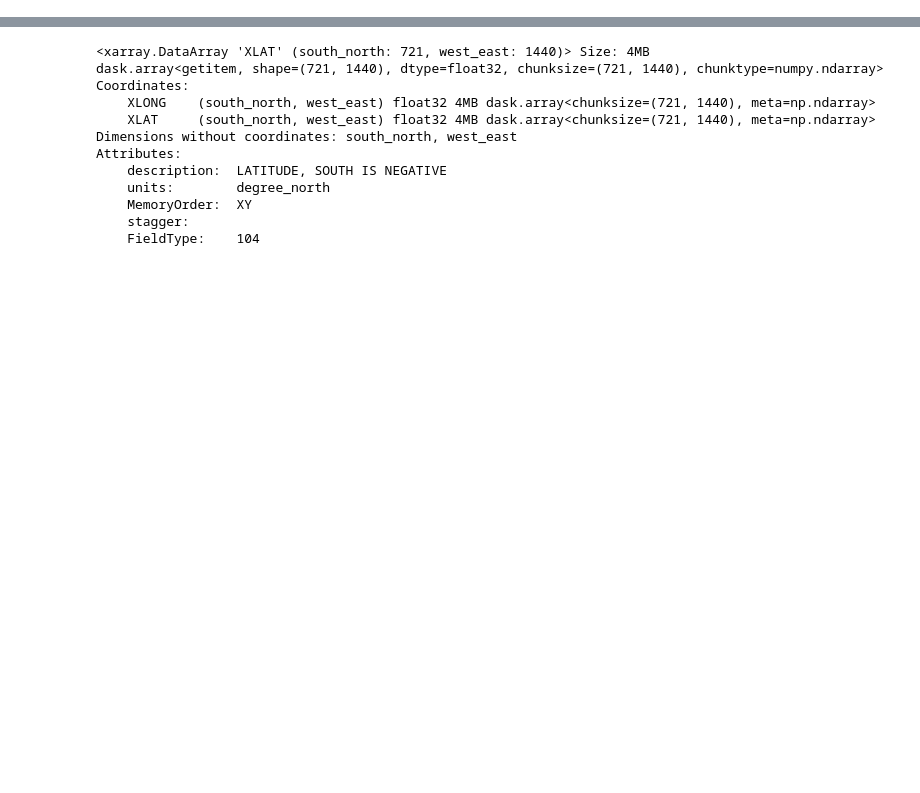
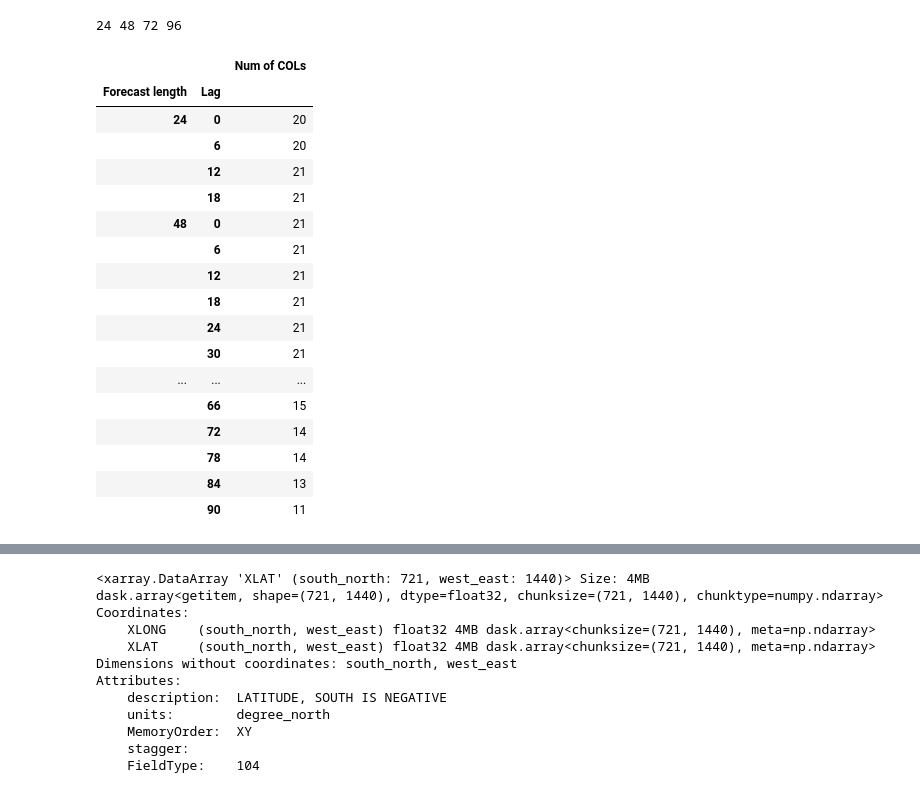
Before and after one commit to ahijevyc/cutoffs_and_troughs, a Jupyter notebook: notebooks/2_composite_tends_polarplots_verticalcross.ipynb, the cells around one changed output, grey strips where cells are left out. Drawn from its saved outputs; the diff is of its cells as text; code cells hidden in the pictures; blank space fills up the shorter version.

```diff
--- a/notebooks/2_composite_tends_polarplots_verticalcross.ipynb
+++ b/notebooks/2_composite_tends_polarplots_verticalcross.ipynb
@@ -609,3 +583,41 @@ cutoffs = {
+# %%
+# Inventory of COLs by forecast length / lag
+logging.getLogger().setLevel(logging.ERROR)
+data = {}
+for lead_time in [24, 48, 72, 96]:
+    print(lead_time, end=" ")
+    for lag in range(0, lead_time, 6):
+        cnt=0
+        for d, ID in cutoffs.items():
+            logging.info(f"{d} {ID}")
+            case = pd.to_datetime(d, format='%Y%m%d%H')
+            itime = case - pd.Timedelta(hours=lead_time)
+            f = getfcst(itime, case-pd.Timedelta(hours=lag), workdir, ids=[ID])
+            if len(f):
+                cnt = cnt+1
+        data[(lead_time, lag)] = cnt
+index = pd.MultiIndex.from_tuples(data.keys(), names=["Forecast length", "Lag"])
+pd.DataFrame(data.values(), index=index, columns = ["Num of COLs"])
+# %% [output]
+24 48 72 96
+|  |  | Num of COLs |
+| Forecast length | Lag |  |
+| 24 | 0 | 20 |
+|  | 6 | 20 |
+|  | 12 | 21 |
+|  | 18 | 21 |
+| 48 | 0 | 21 |
+|  | 6 | 21 |
+|  | 12 | 21 |
+|  | 18 | 21 |
+|  | 24 | 21 |
+|  | 30 | 21 |
+| ... | ... | ... |
+|  | 66 | 15 |
+|  | 72 | 14 |
+|  | 78 | 14 |
+|  | 84 | 13 |
+|  | 90 | 11 |
 # %%
 %%time
 fn = PKL_DIR / f"DS_F{forecast_length:03d}_over_{twin}h.pkl"
```
Also changed, not shown: parts of 27 cells of this notebook, 1 other file.
